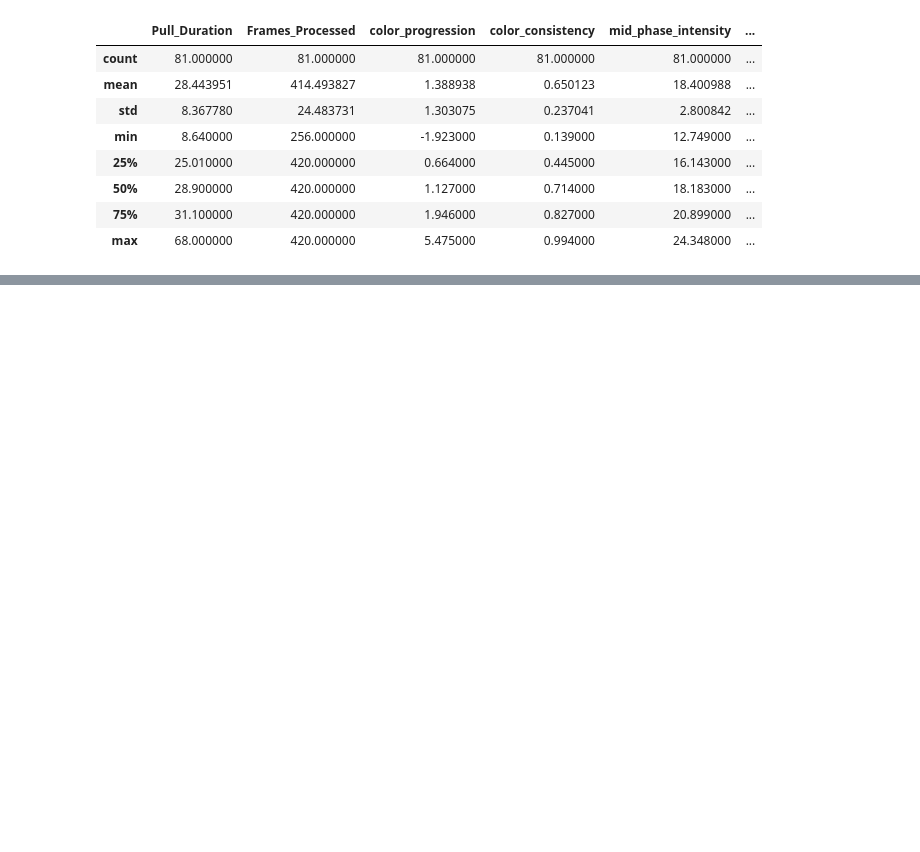
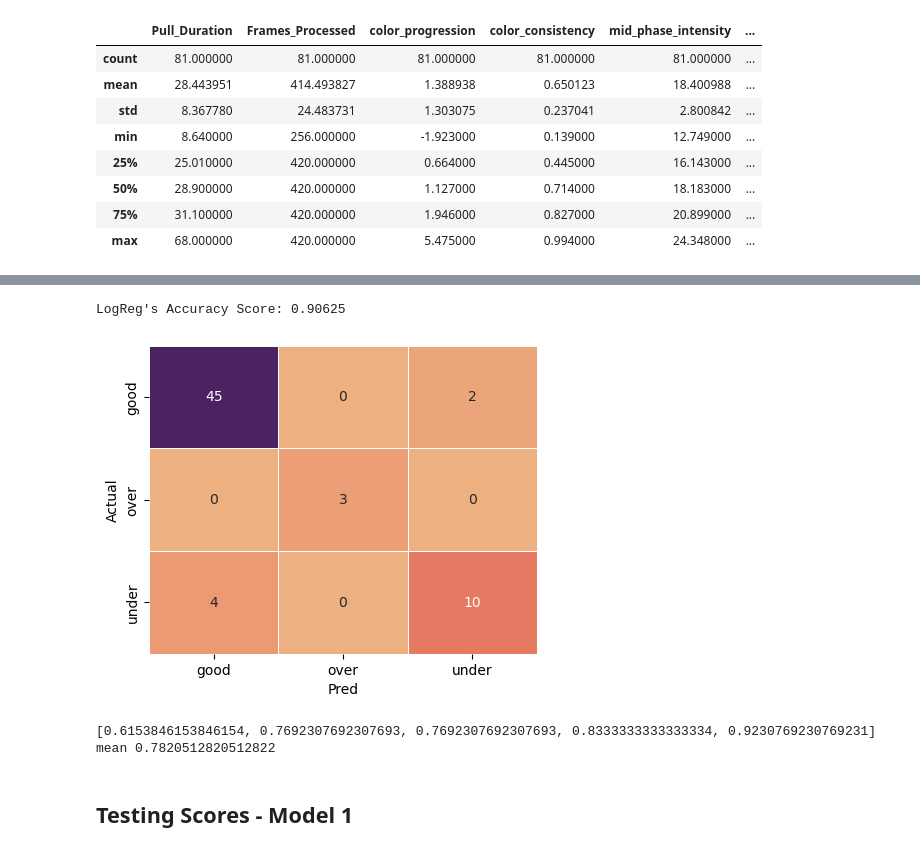
Before and after one commit to anichip/EspressFlowCV, a Jupyter notebook: initial_model.ipynb, the cells around one changed output, grey strips where cells are left out. Saved outputs shown, nothing was run; the diff lists cells and outputs as text; code cells hidden in the pictures; blank space fills up the shorter version.

Commit message:
organized ML part. extracted more videos, but did not build features on it yet. wait on that.

```diff
--- a/initial_model.ipynb
+++ b/initial_model.ipynb
@@ -212,0 +54,28 @@ Possible impediments:
+# %%
+# Separate features and target
+X = df.drop(columns=["Category", "Video_Name","Frames_Processed"])
+y = df["Category"].to_numpy()
+
+encoder = LabelEncoder()
+y_encoded = encoder.fit_transform(y)
+
+predictors_num = list(X.columns)
+
+preprocessor = ColumnTransformer([
+    ("scaler",StandardScaler(),predictors_num),
+],remainder="drop")
+
+# Encode target labels as integers (ex: good = 0, under = 1, over = 2). OneHotEncoder would be too much here. Just labels in the same column is fine
+#pipeline .fit and .predict calls know to do fit_transform on train data and just .transform on test data and unseen data
+
+# Split the data
+X_train, X_test, y_train, y_test = train_test_split(X, y, test_size=0.2, random_state=42,stratify=y_encoded)
+
+#Using a pipeline no matter what. When we save the best one with joblib, it will have all the preprocessing built into it.
+pipeline_1 = Pipeline([
+    ("preprocessor",preprocessor),
+    ("classifier",LogisticRegression())
+])
+
+#y_test is encoded for future reference testing
+pipeline_1.fit(X_train,y_train)
@@ -212,0 +111,2 @@ Possible impediments:
+# %%
+y_pred_train_1 = pipeline_1.predict(X_train)
@@ -212,0 +125,23 @@ Possible impediments:
+# %%
+print("LogReg's Accuracy Score:",accuracy_score(y_train,y_pred_train_1))
+# %% [output]
+LogReg's Accuracy Score: 0.90625
+# %%
+cm = confusion_matrix(y_train,y_pred_train_1)
+
+plt.figure(figsize=(5,4))
+sns.heatmap(cm,annot=True,cmap="flare",linewidth=0.5,xticklabels=encoder.classes_, yticklabels=encoder.classes_,cbar=False)
+plt.xlabel("Pred")
+plt.ylabel("Actual")
+plt.show()
+# %% [output]
+[figure, added]
+# %%
+cv_scores = cross_val_score(pipeline_1,X_train,y_train,cv=5,scoring="accuracy")
+print(sorted(cv_scores))
+print("mean",cv_scores.mean())
+# %% [output]
+[0.6153846153846154, 0.7692307692307693, 0.7692307692307693, 0.8333333333333334, 0.9230769230769231]
+mean 0.7820512820512822
+# %% [markdown]
+## Testing Scores - Model 1
```
Also changed, not shown: parts of 48 cells of this notebook.
